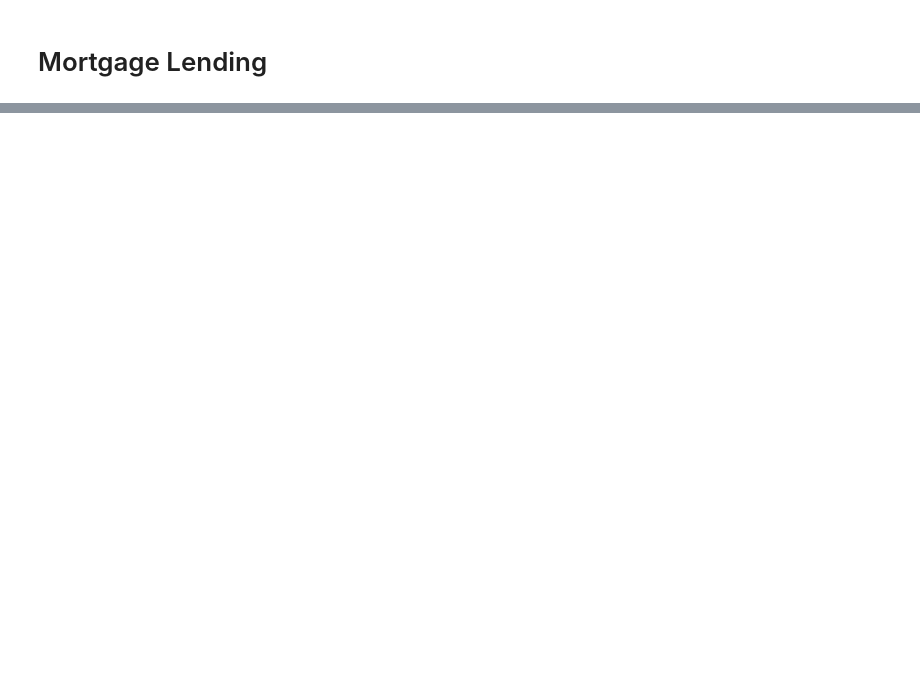
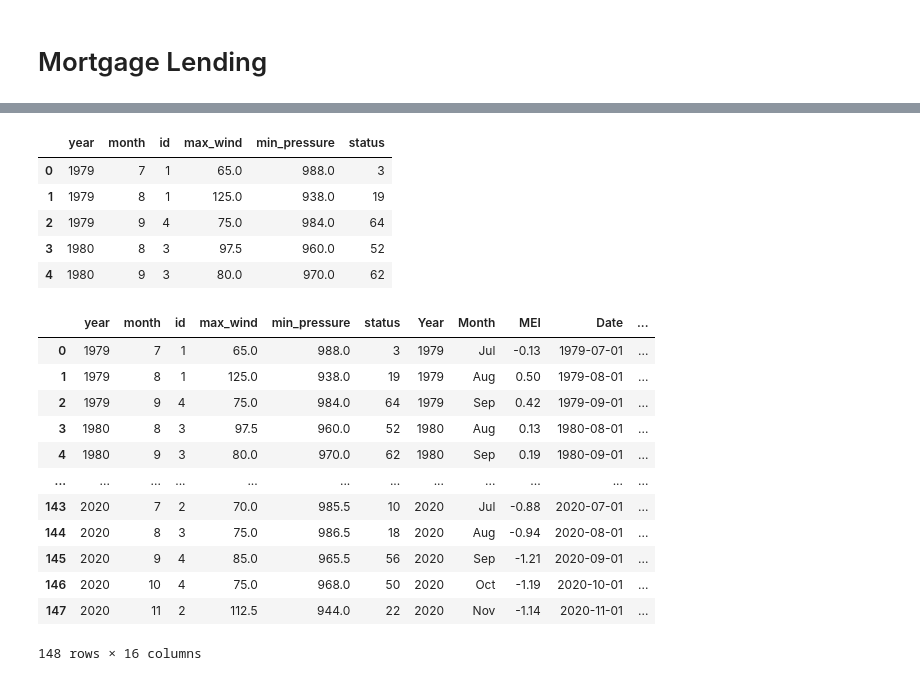
Before and after one commit to yannickpichardo/master_thesis, a Jupyter notebook: prelim_data.ipynb, the cells around one changed output, grey strips where cells are left out. Saved outputs shown, nothing was run; the diff lists cells and outputs as text; code cells hidden in the pictures; blank space fills up the shorter version.

```diff
--- a/prelim_data.ipynb
+++ b/prelim_data.ipynb
@@ -493,0 +705,40 @@ mainland_usa_gdf_HRCN = mainland_usa_gdf[selected_columns]
+# %%
+#Aggregate hurricane_df by status only counting HU
+hurricane_data_agg_HU = hurricane_df[hurricane_df['status'] == 'HU'].groupby(['year', 'month']).agg({'id': 'nunique', 'max_wind': 'median', 'min_pressure': 'median', 'status': 'count'}).reset_index()
+display(hurricane_data_agg_HU.head())
+
+#Convert enso_mei_long Month column to number of month
+enso_mei_long['Month Num'] = pd.to_datetime(enso_mei_long['Month'], format='%b').dt.month
+
+
+#Merge hurricane_df_agg to enso_mei_long on year and month
+hurricane_df_agg_HU_merge = hurricane_data_agg_HU.merge(enso_mei_long, left_on=['year', 'month'], right_on=['Year', 'Month Num'])
+#Create binary column for El Nino and La Nina
+hurricane_df_agg_HU_merge['El Nino'] = np.where(hurricane_df_agg_HU_merge['MEI'] >= 1, 1, 0)
+hurricane_df_agg_HU_merge['La Nina'] = np.where(hurricane_df_agg_HU_merge['MEI'] <= -1, 1, 0)
+hurricane_df_agg_HU_merge['El Nino light'] = np.where((hurricane_df_agg_HU_merge['MEI'] >= 0.5) & (hurricane_df_agg_HU_merge['MEI'] < 1), 1, 0)
+hurricane_df_agg_HU_merge['La Nina light'] = np.where((hurricane_df_agg_HU_merge['MEI'] <= -0.5) & (hurricane_df_agg_HU_merge['MEI'] > -1), 1, 0)
+#Add neutral phase
+hurricane_df_agg_HU_merge['Neutral'] = np.where((hurricane_df_agg_HU_merge['MEI'] > -0.5) & (hurricane_df_agg_HU_merge['MEI'] < 0.5), 1, 0)
+display(hurricane_df_agg_HU_merge)
+#display(hurricane_df_agg_merge.head())
+# %% [output]
+|  | year | month | id | max_wind | min_pressure | status |
+| 0 | 1979 | 7 | 1 | 65.0 | 988.0 | 3 |
+| 1 | 1979 | 8 | 1 | 125.0 | 938.0 | 19 |
+| 2 | 1979 | 9 | 4 | 75.0 | 984.0 | 64 |
+| 3 | 1980 | 8 | 3 | 97.5 | 960.0 | 52 |
+| 4 | 1980 | 9 | 3 | 80.0 | 970.0 | 62 |
+|  | year | month | id | max_wind | min_pressure | status | Year | Month | MEI | Date | ... |
+| 0 | 1979 | 7 | 1 | 65.0 | 988.0 | 3 | 1979 | Jul | -0.13 | 1979-07-01 | ... |
+| 1 | 1979 | 8 | 1 | 125.0 | 938.0 | 19 | 1979 | Aug | 0.50 | 1979-08-01 | ... |
+| 2 | 1979 | 9 | 4 | 75.0 | 984.0 | 64 | 1979 | Sep | 0.42 | 1979-09-01 | ... |
+| 3 | 1980 | 8 | 3 | 97.5 | 960.0 | 52 | 1980 | Aug | 0.13 | 1980-08-01 | ... |
+| 4 | 1980 | 9 | 3 | 80.0 | 970.0 | 62 | 1980 | Sep | 0.19 | 1980-09-01 | ... |
+| ... | ... | ... | ... | ... | ... | ... | ... | ... | ... | ... | ... |
+| 143 | 2020 | 7 | 2 | 70.0 | 985.5 | 10 | 2020 | Jul | -0.88 | 2020-07-01 | ... |
+| 144 | 2020 | 8 | 3 | 75.0 | 986.5 | 18 | 2020 | Aug | -0.94 | 2020-08-01 | ... |
+| 145 | 2020 | 9 | 4 | 85.0 | 965.5 | 56 | 2020 | Sep | -1.21 | 2020-09-01 | ... |
+| 146 | 2020 | 10 | 4 | 75.0 | 968.0 | 50 | 2020 | Oct | -1.19 | 2020-10-01 | ... |
+| 147 | 2020 | 11 | 2 | 112.5 | 944.0 | 22 | 2020 | Nov | -1.14 | 2020-11-01 | ... |
+148 rows × 16 columns
```
Also changed, not shown: parts of 23 cells of this notebook, 2 other files.
